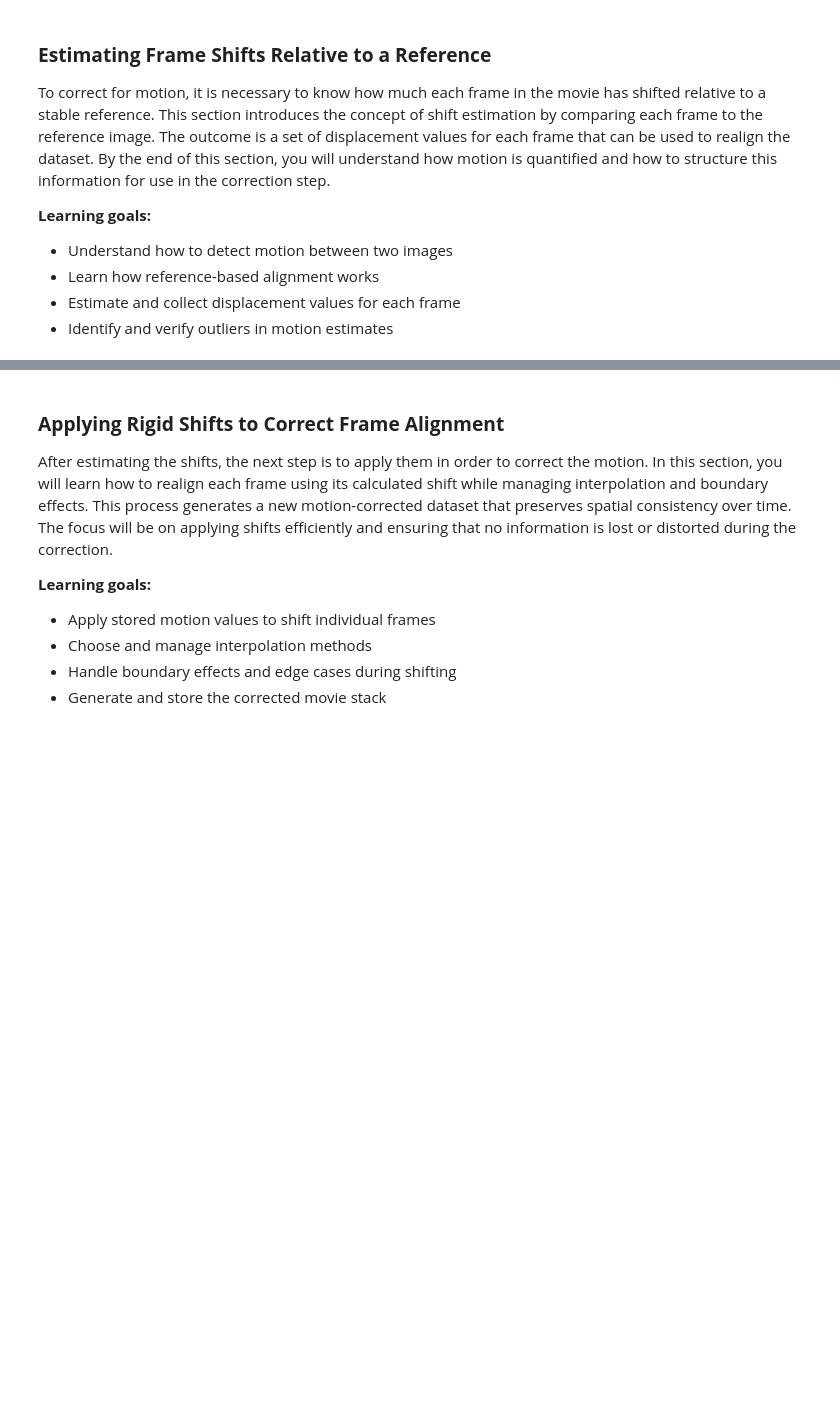
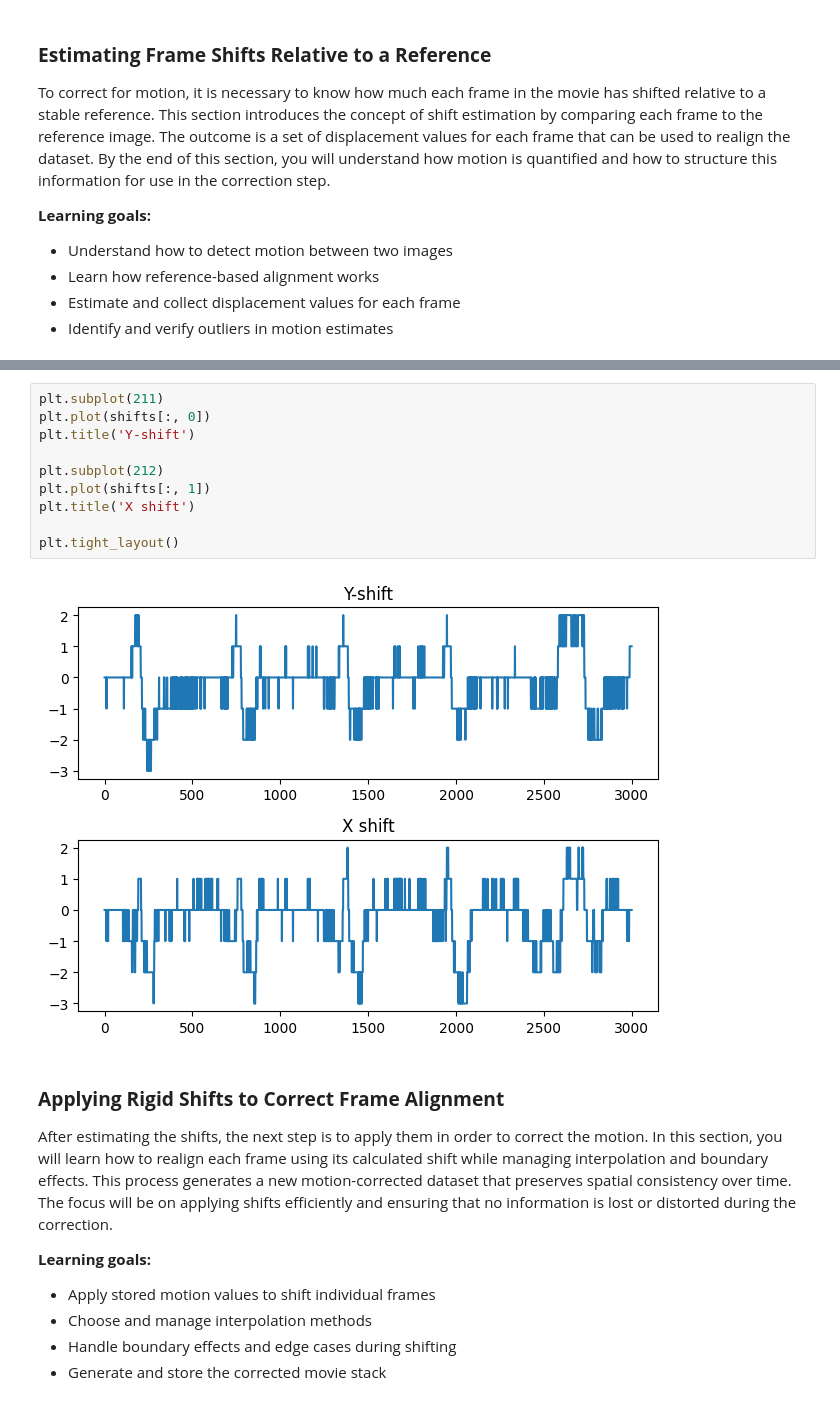
Before and after one commit to sangeethankumar/Courses, a Jupyter notebook: CalciumImaging/Draft1/09. Rigid Motion Correction.ipynb, the cells around one changed output, grey strips where cells are left out. Drawn from its saved outputs; the diff is of its cells as text; blank space fills up the shorter version.

```diff
--- a/CalciumImaging/Draft1/09. Rigid Motion Correction.ipynb
+++ b/CalciumImaging/Draft1/09. Rigid Motion Correction.ipynb
@@ -119,3 +194,15 @@ To correct for motion, it is necessary to know how much each frame in the movie
+# %%
+plt.subplot(211)
+plt.plot(shifts[:, 0])
+plt.title('Y-shift')
+
+plt.subplot(212)
+plt.plot(shifts[:, 1])
+plt.title('X shift')
+
+plt.tight_layout()
+# %% [output]
+[figure, added]
 # %% [markdown]
 ### **Applying Rigid Shifts to Correct Frame Alignment**
 
```
Also changed, not shown: parts of 9 cells of this notebook.
